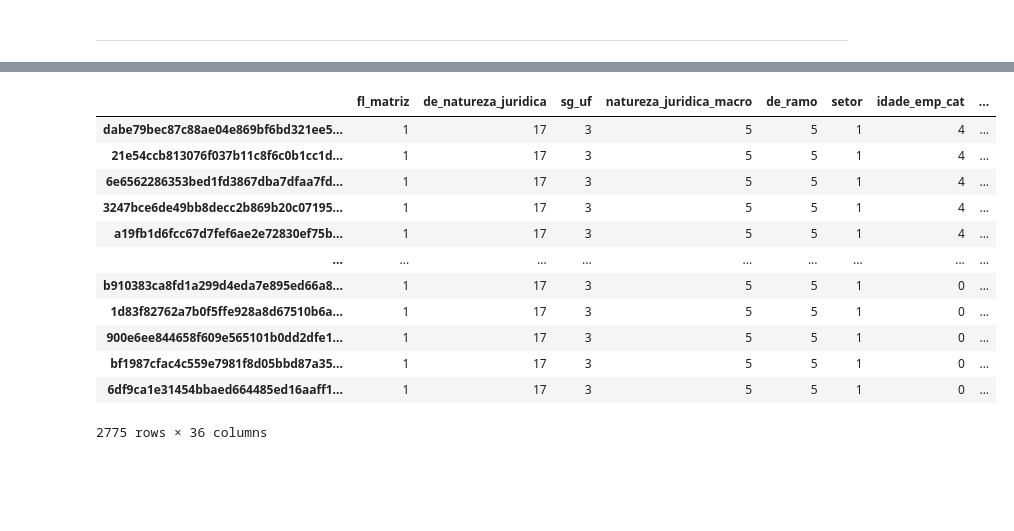
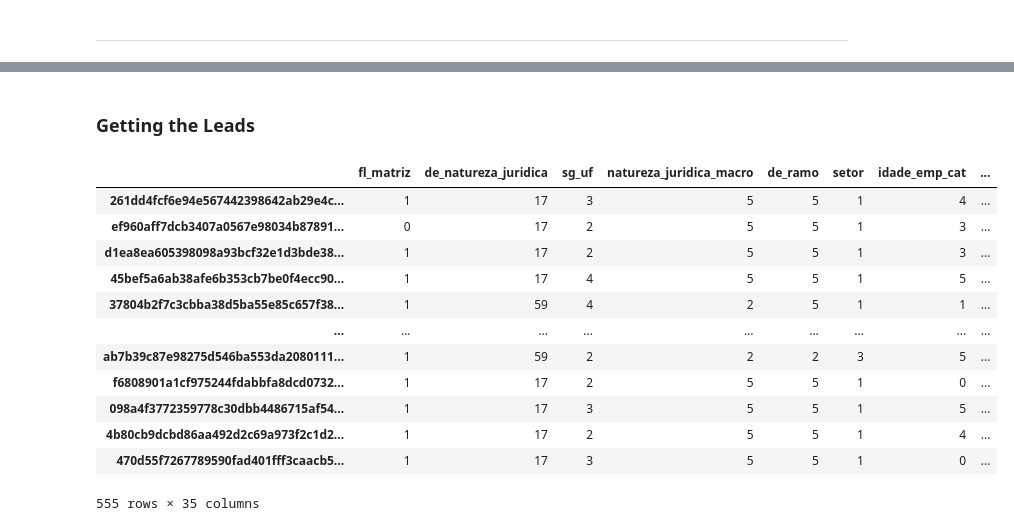
Before and after one commit to LucasDatilioCarderelli/Codenation, a Jupyter notebook: Projeto_Final/PrjF_Modeling.ipynb, the cells around one changed output, grey strips where cells are left out. Drawn from its saved outputs; the diff is of its cells as text; code cells hidden in the pictures; blank space fills up the shorter version.

```diff
--- a/Projeto_Final/PrjF_Modeling.ipynb
+++ b/Projeto_Final/PrjF_Modeling.ipynb
@@ -96,0 +173,2 @@ port3.drop("Unnamed: 0", axis=1, inplace=True)
+# %%
+X = X.drop(index=ports["id"])
@@ -99,5 +181,5 @@ port3.drop("Unnamed: 0", axis=1, inplace=True)
 # %%
 %%time
-nn = NearestNeighbors()
+nn = NearestNeighbors(n_neighbors=1)
 nn.fit(X)
 # %% [output]
@@ -106,23 +188,25 @@ Wall time: 14min 30s
+# %% [markdown]
+### Getting the Leads
 # %%
-distances, indices = nn.kneighbors(port2)
+distances, indices = nn.kneighbors(port1)
 # %%
-recomendados_port1 = pd.DataFrame([X.iloc[indices[row,col]] for row in range(indices.shape[0]) for col in range(indices.shape[1])])
+port1_leads = pd.DataFrame([X.iloc[indices[row,col]] for row in range(indices.shape[0]) for col in range(indices.shape[1])])
-# %%
-recomendados_port1
-# %% [output]
-|  | fl_matriz | de_natureza_juridica | sg_uf | natureza_juridica_macro | de_ramo | setor | idade_emp_cat | ... |
-| dabe79bec87c88ae04e869bf6bd321ee5... | 1 | 17 | 3 | 5 | 5 | 1 | 4 | ... |
-| 21e54ccb813076f037b11c8f6c0b1cc1d... | 1 | 17 | 3 | 5 | 5 | 1 | 4 | ... |
-| 6e6562286353bed1fd3867dba7dfaa7fd... | 1 | 17 | 3 | 5 | 5 | 1 | 4 | ... |
-| 3247bce6de49bb8decc2b869b20c07195... | 1 | 17 | 3 | 5 | 5 | 1 | 4 | ... |
-| a19fb1d6fcc67d7fef6ae2e72830ef75b... | 1 | 17 | 3 | 5 | 5 | 1 | 4 | ... |
-| ... | ... | ... | ... | ... | ... | ... | ... | ... |
-| b910383ca8fd1a299d4eda7e895ed66a8... | 1 | 17 | 3 | 5 | 5 | 1 | 0 | ... |
-| 1d83f82762a7b0f5ffe928a8d67510b6a... | 1 | 17 | 3 | 5 | 5 | 1 | 0 | ... |
-| 900e6ee844658f609e565101b0dd2dfe1... | 1 | 17 | 3 | 5 | 5 | 1 | 0 | ... |
-| bf1987cfac4c559e7981f8d05bbd87a35... | 1 | 17 | 3 | 5 | 5 | 1 | 0 | ... |
-| 6df9ca1e31454bbaed664485ed16aaff1... | 1 | 17 | 3 | 5 | 5 | 1 | 0 | ... |
-2775 rows × 36 columns
+# %%
+port1_leads
+# %% [output]
+|  | fl_matriz | de_natureza_juridica | sg_uf | natureza_juridica_macro | de_ramo | setor | idade_emp_cat | ... |
+| 261dd4fcf6e94e567442398642ab29e4c... | 1 | 17 | 3 | 5 | 5 | 1 | 4 | ... |
+| ef960aff7dcb3407a0567e98034b87891... | 0 | 17 | 2 | 5 | 5 | 1 | 3 | ... |
+| d1ea8ea605398098a93bcf32e1d3bde38... | 1 | 17 | 2 | 5 | 5 | 1 | 3 | ... |
+| 45bef5a6ab38afe6b353cb7be0f4ecc90... | 1 | 17 | 4 | 5 | 5 | 1 | 5 | ... |
+| 37804b2f7c3cbba38d5ba55e85c657f38... | 1 | 59 | 4 | 2 | 5 | 1 | 1 | ... |
+| ... | ... | ... | ... | ... | ... | ... | ... | ... |
+| ab7b39c87e98275d546ba553da2080111... | 1 | 59 | 2 | 2 | 2 | 3 | 5 | ... |
+| f6808901a1cf975244fdabbfa8dcd0732... | 1 | 17 | 2 | 5 | 5 | 1 | 0 | ... |
+| 098a4f3772359778c30dbb4486715af54... | 1 | 17 | 3 | 5 | 5 | 1 | 5 | ... |
+| 4b80cb9dcbd86aa492d2c69a973f2c1d2... | 1 | 17 | 2 | 5 | 5 | 1 | 4 | ... |
+| 470d55f7267789590fad401fff3caacb5... | 1 | 17 | 3 | 5 | 5 | 1 | 0 | ... |
+555 rows × 35 columns
 # %%
 %%time
 distances, indices = nn.kneighbors(port2)
```
Also changed, not shown: parts of 32 cells of this notebook.
